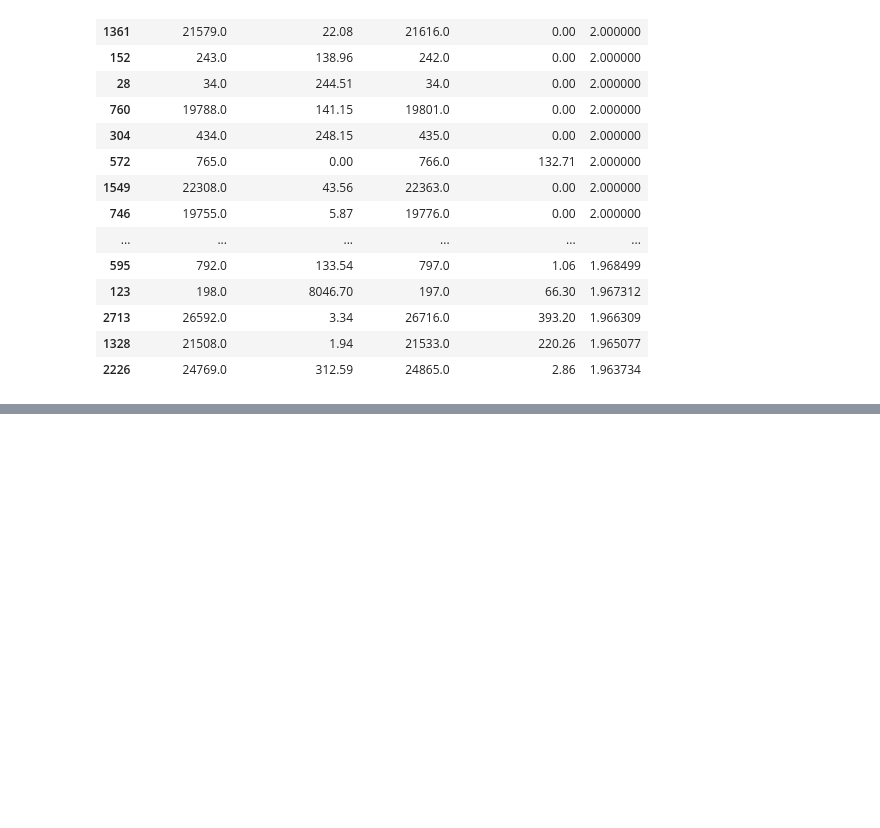
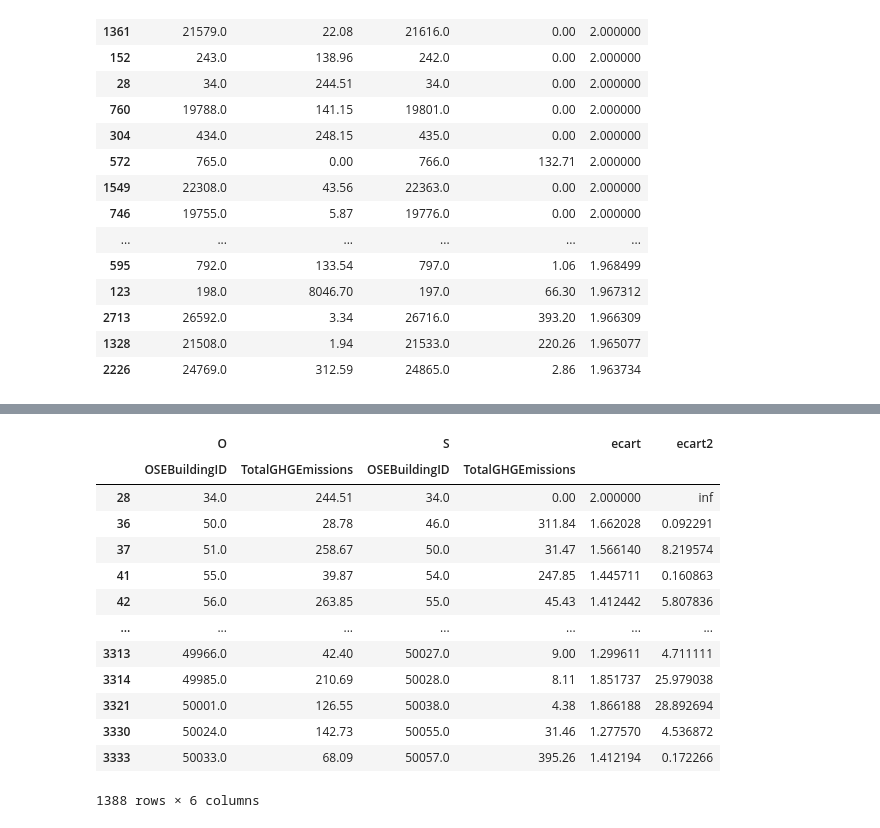
Before and after one commit to ThomasFavrel/OC-P4, a Jupyter notebook: P4 exploration.ipynb, the cells around one changed output, grey strips where cells are left out. Cells and saved outputs as stored; diff of their text form; code cells hidden in the pictures; blank space fills up the shorter version.

```diff
--- a/P4 exploration.ipynb
+++ b/P4 exploration.ipynb
@@ -665,0 +687,2 @@ em_15_16.sort_values('ecart', ascending=False).head(40)
+# %%
+em_15_16['ecart2'] = em_15_16['O']['TotalGHGEmissions'] / em_15_16['S']['TotalGHGEmissions']
@@ -665,0 +716,17 @@ em_15_16.sort_values('ecart', ascending=False).head(40)
+# %%
+em_15_16[(em_15_16['ecart2'] < 0.25) | (em_15_16['ecart2'] > 4)]
+# %% [output]
+|  | O |  | S |  | ecart | ecart2 |
+|  | OSEBuildingID | TotalGHGEmissions | OSEBuildingID | TotalGHGEmissions |  |  |
+| 28 | 34.0 | 244.51 | 34.0 | 0.00 | 2.000000 | inf |
+| 36 | 50.0 | 28.78 | 46.0 | 311.84 | 1.662028 | 0.092291 |
+| 37 | 51.0 | 258.67 | 50.0 | 31.47 | 1.566140 | 8.219574 |
+| 41 | 55.0 | 39.87 | 54.0 | 247.85 | 1.445711 | 0.160863 |
+| 42 | 56.0 | 263.85 | 55.0 | 45.43 | 1.412442 | 5.807836 |
+| ... | ... | ... | ... | ... | ... | ... |
+| 3313 | 49966.0 | 42.40 | 50027.0 | 9.00 | 1.299611 | 4.711111 |
+| 3314 | 49985.0 | 210.69 | 50028.0 | 8.11 | 1.851737 | 25.979038 |
+| 3321 | 50001.0 | 126.55 | 50038.0 | 4.38 | 1.866188 | 28.892694 |
+| 3330 | 50024.0 | 142.73 | 50055.0 | 31.46 | 1.277570 | 4.536872 |
+| 3333 | 50033.0 | 68.09 | 50057.0 | 395.26 | 1.412194 | 0.172266 |
+1388 rows × 6 columns
```
Also changed, not shown: parts of 51 cells of this notebook, 1 other file.
